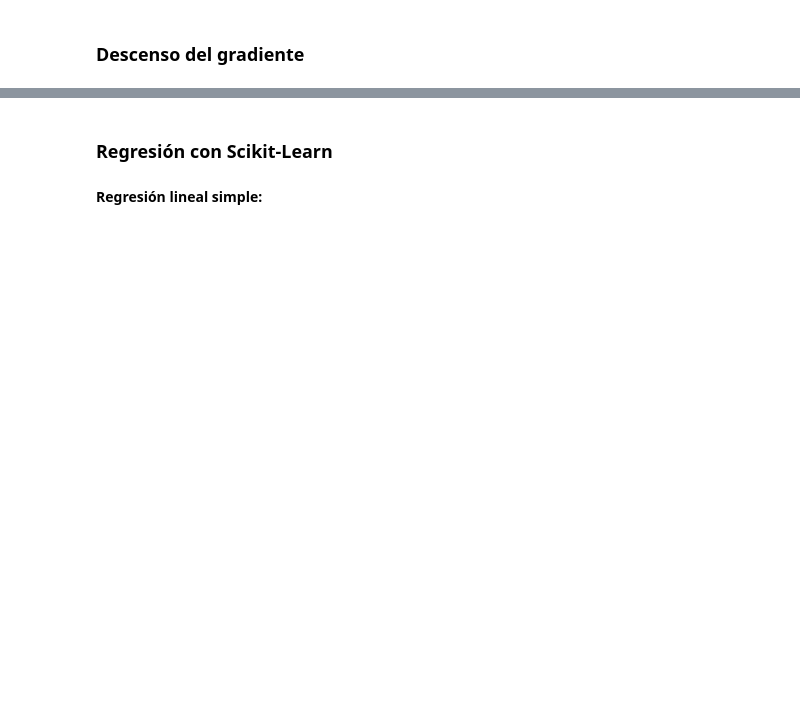
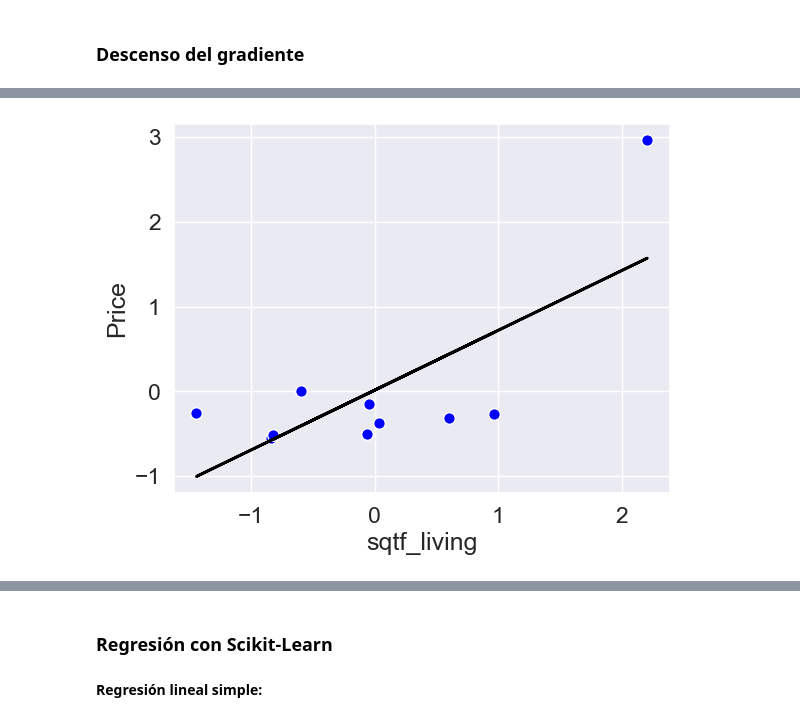
Before and after one commit to oscargbocanegra/learning, a Jupyter notebook: 01-MachineLearning/libro-aprendizaje-automatico-profundo-python/notebooks/cap-5-6-modelos-regresion.ipynb, the cells around one changed output, grey strips where cells are left out. Saved outputs shown, nothing was run; the diff lists cells and outputs as text; code cells hidden in the pictures; blank space fills up the shorter version.

```diff
--- a/01-MachineLearning/libro-aprendizaje-automatico-profundo-python/notebooks/cap-5-6-modelos-regresion.ipynb
+++ b/01-MachineLearning/libro-aprendizaje-automatico-profundo-python/notebooks/cap-5-6-modelos-regresion.ipynb
@@ -121,7 +124,9 @@ print('w1: {:.3f}'.format(w[1]))
 # %%
-pl.scatter(X, y, c='blue', edgecolor='white', s=70)
-pl.plot(X, calcular_prediccion(X,w), color='black', lw=2)
-pl.xlabel('sqtf_living')
-pl.ylabel('Price')
-pl.show()
+plt.scatter(X, y, c='blue', edgecolor='white', s=70)
+plt.plot(X, calcular_prediccion(X,w), color='black', lw=2)
+plt.xlabel('sqtf_living')
+plt.ylabel('Price')
+plt.show()
+# %% [output]
+[figure, added]
 # %%
```
Also changed, not shown: parts of 10 cells of this notebook.
